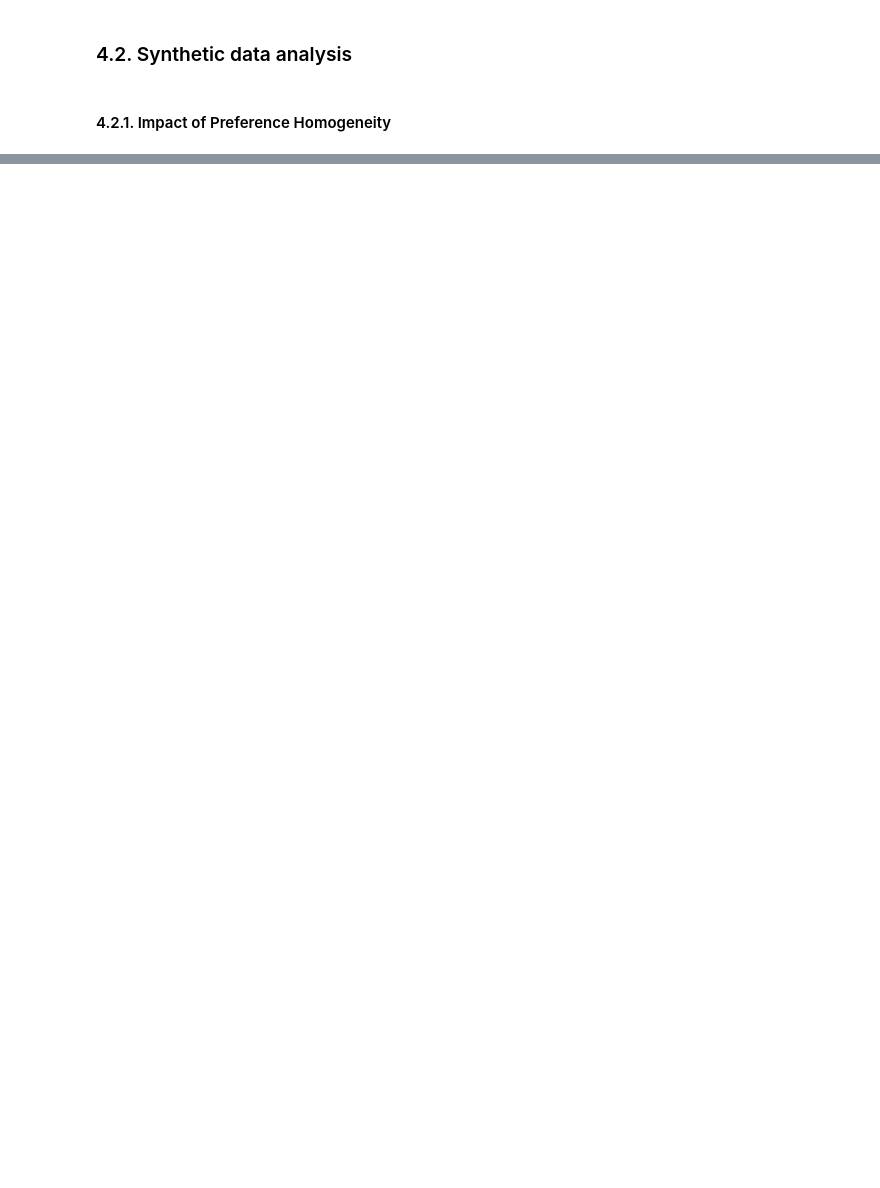
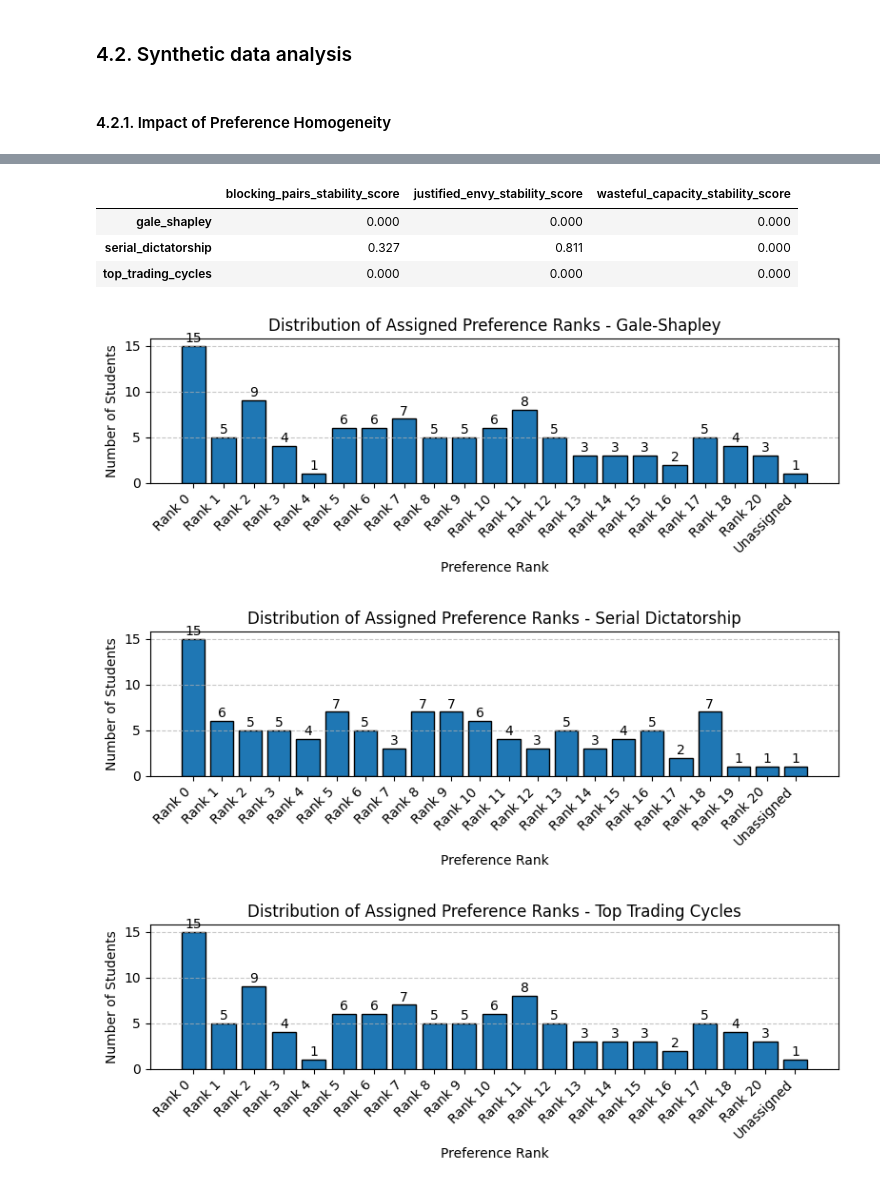
Before and after one commit to gviterbo/matching_project, a Jupyter notebook: notebooks/report_phase_1.ipynb, the cells around one changed output, grey strips where cells are left out. Saved outputs shown, nothing was run; the diff lists cells and outputs as text; code cells hidden in the pictures; blank space fills up the shorter version.

```diff
--- a/notebooks/report_phase_1.ipynb
+++ b/notebooks/report_phase_1.ipynb
@@ -166,0 +173,3 @@ TODO
+# %%
+plot_results(0.5)
+# %% [output]
@@ -166,0 +180,7 @@ TODO
+|  | blocking_pairs_stability_score | justified_envy_stability_score | wasteful_capacity_stability_score |
+| gale_shapley | 0.000 | 0.000 | 0.000 |
+| serial_dictatorship | 0.327 | 0.811 | 0.000 |
+| top_trading_cycles | 0.000 | 0.000 | 0.000 |
+[figure, added]
+[figure, added]
+[figure, added]
```
Also changed, not shown: parts of 23 cells of this notebook, 3 other files.
